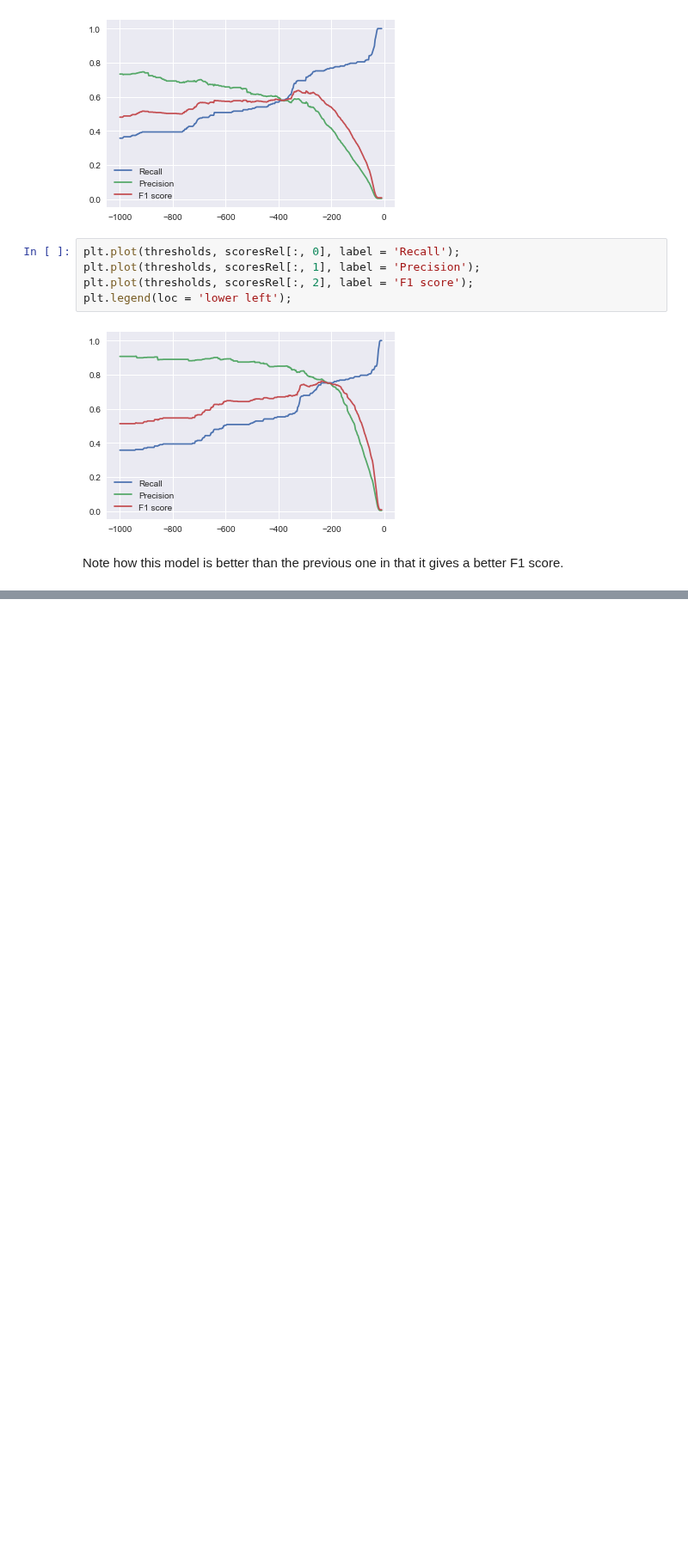
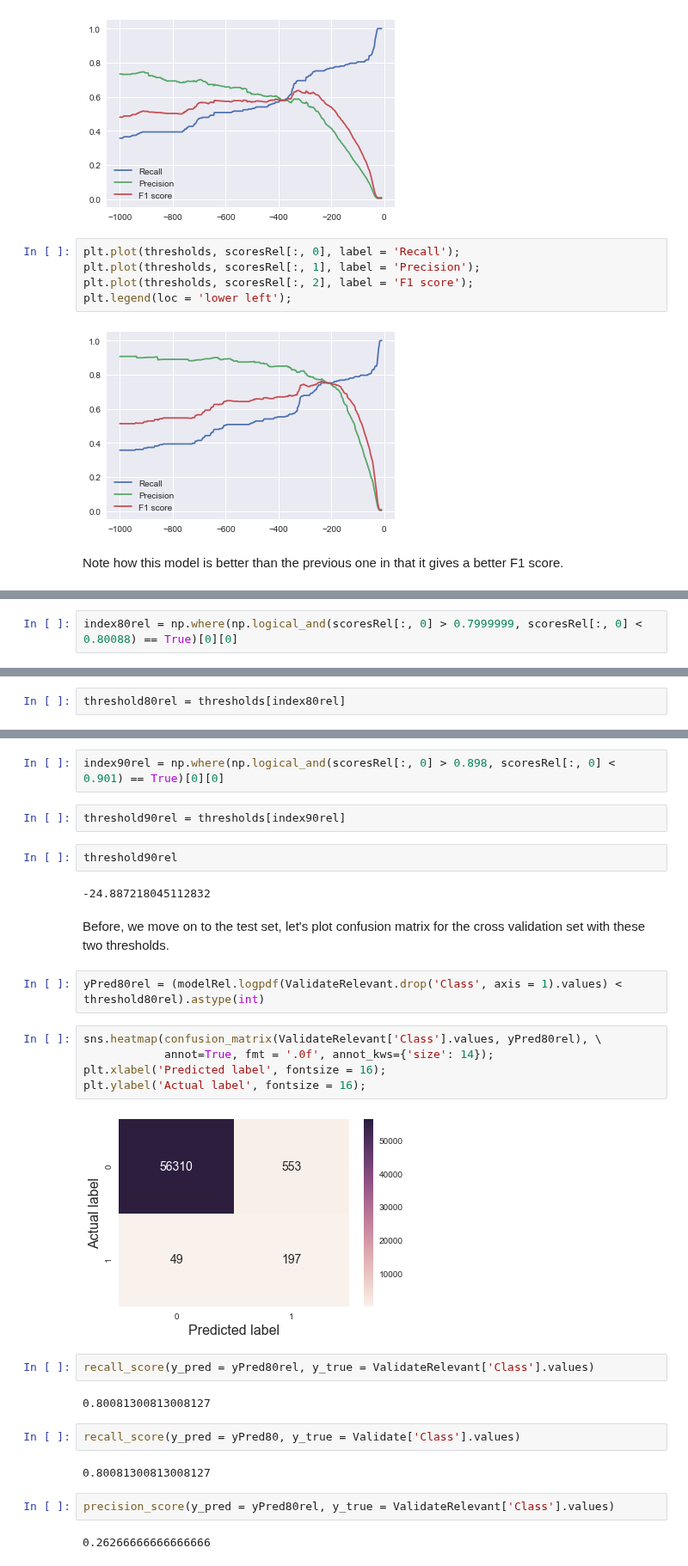
Before and after one commit to sushant2811/CreditCardFraudDetection, a Jupyter notebook: CCFraud-AnomalyDetection.ipynb, the cells around one changed output, grey strips where cells are left out. Shown at 86% size. Cells and saved outputs as stored; diff of their text form; blank space fills up the shorter version.

Commit message:
Results for threshold at recall=0.8 (validation)

```diff
--- a/CCFraud-AnomalyDetection.ipynb
+++ b/CCFraud-AnomalyDetection.ipynb
@@ -634,0 +641,2 @@ Note how this model is better than the previous one in that it gives a better F1
+# %%
+index80rel = np.where(np.logical_and(scoresRel[:, 0] > 0.7999999, scoresRel[:, 0] < 0.80088) == True)[0][0]
@@ -634,0 +647,2 @@ Note how this model is better than the previous one in that it gives a better F1
+# %%
+threshold80rel = thresholds[index80rel]
@@ -634,0 +653,31 @@ Note how this model is better than the previous one in that it gives a better F1
+# %%
+index90rel = np.where(np.logical_and(scoresRel[:, 0] > 0.898, scoresRel[:, 0] < 0.901) == True)[0][0]
+# %%
+threshold90rel = thresholds[index90rel]
+# %%
+threshold90rel
+# %% [output]
+-24.887218045112832
+# %% [markdown]
+Before, we move on to the test set, let's plot confusion matrix for the cross validation set with these two thresholds.
+# %%
+yPred80rel = (modelRel.logpdf(ValidateRelevant.drop('Class', axis = 1).values) < threshold80rel).astype(int)
+# %%
+sns.heatmap(confusion_matrix(ValidateRelevant['Class'].values, yPred80rel), \
+            annot=True, fmt = '.0f', annot_kws={'size': 14});
+plt.xlabel('Predicted label', fontsize = 16);
+plt.ylabel('Actual label', fontsize = 16);
+# %% [output]
+[figure, added]
+# %%
+recall_score(y_pred = yPred80rel, y_true = ValidateRelevant['Class'].values)
+# %% [output]
+0.80081300813008127
+# %%
+recall_score(y_pred = yPred80, y_true = Validate['Class'].values)
+# %% [output]
+0.80081300813008127
+# %%
+precision_score(y_pred = yPred80rel, y_true = ValidateRelevant['Class'].values)
+# %% [output]
+0.26266666666666666
```
Also changed, not shown: parts of 7 cells of this notebook.
